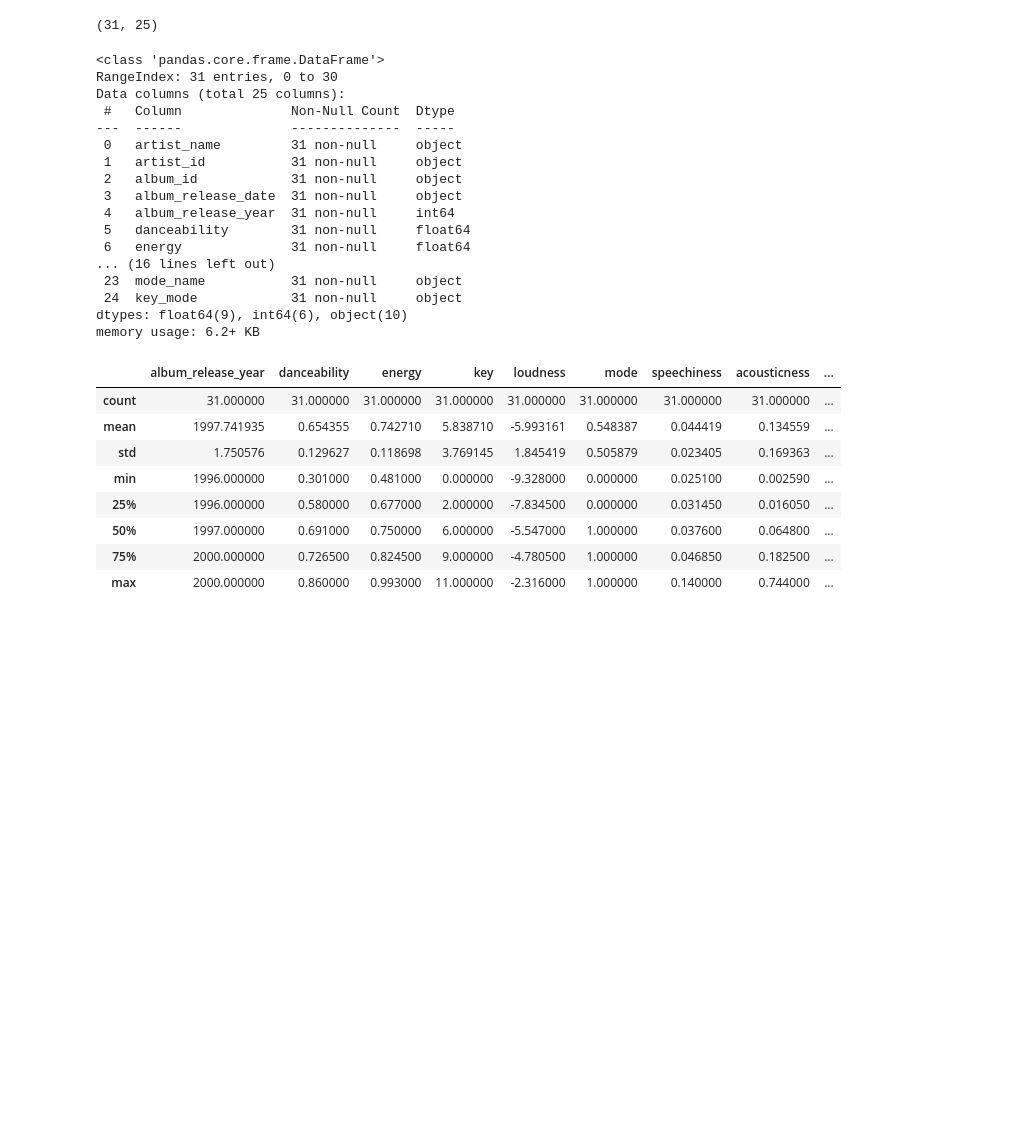
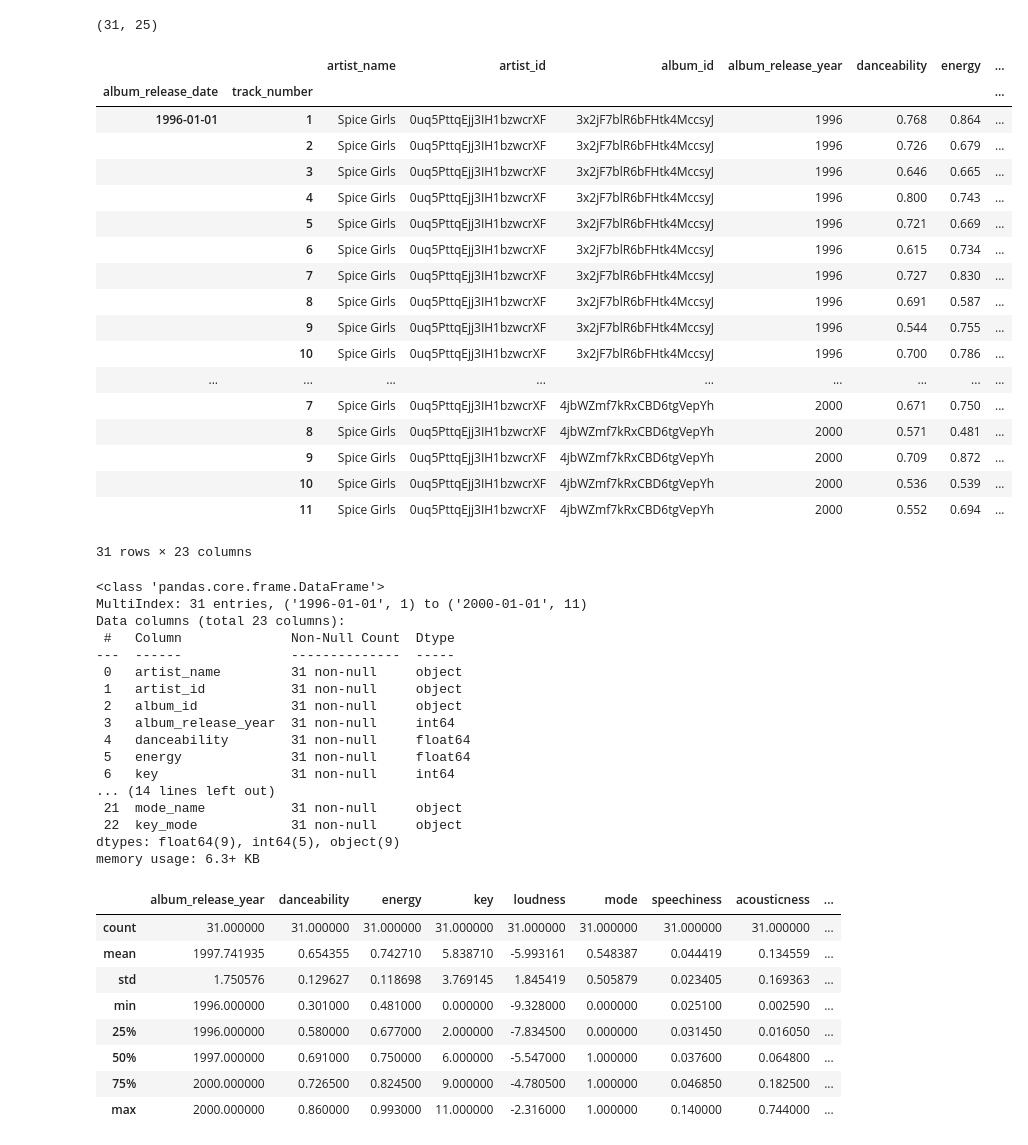
Before and after one commit to flyin01/tidy_tuesday, a Jupyter notebook: spice_girls_2021_12_14.ipynb, the cells around one changed output. Saved outputs shown, nothing was run; the diff lists cells and outputs as text; code cells hidden in the pictures; blank space fills up the shorter version.

```diff
--- a/spice_girls_2021_12_14.ipynb
+++ b/spice_girls_2021_12_14.ipynb
@@ -39,24 +39,48 @@ studio_album_tracks.head()
 studio_album_tracks.shape
 # %% [output]
 (31, 25)
+# %%
+# The file is small
+studio_album_tracks_ind = studio_album_tracks.set_index(["album_release_date","track_number"]).sort_index()
+studio_album_tracks_ind
+# %% [output]
+|  |  | artist_name | artist_id | album_id | album_release_year | danceability | energy | ... |
+| album_release_date | track_number |  |  |  |  |  |  | ... |
+| 1996-01-01 | 1 | Spice Girls | 0uq5PttqEjj3IH1bzwcrXF | 3x2jF7blR6bFHtk4MccsyJ | 1996 | 0.768 | 0.864 | ... |
+|  | 2 | Spice Girls | 0uq5PttqEjj3IH1bzwcrXF | 3x2jF7blR6bFHtk4MccsyJ | 1996 | 0.726 | 0.679 | ... |
+|  | 3 | Spice Girls | 0uq5PttqEjj3IH1bzwcrXF | 3x2jF7blR6bFHtk4MccsyJ | 1996 | 0.646 | 0.665 | ... |
+|  | 4 | Spice Girls | 0uq5PttqEjj3IH1bzwcrXF | 3x2jF7blR6bFHtk4MccsyJ | 1996 | 0.800 | 0.743 | ... |
+|  | 5 | Spice Girls | 0uq5PttqEjj3IH1bzwcrXF | 3x2jF7blR6bFHtk4MccsyJ | 1996 | 0.721 | 0.669 | ... |
+|  | 6 | Spice Girls | 0uq5PttqEjj3IH1bzwcrXF | 3x2jF7blR6bFHtk4MccsyJ | 1996 | 0.615 | 0.734 | ... |
+|  | 7 | Spice Girls | 0uq5PttqEjj3IH1bzwcrXF | 3x2jF7blR6bFHtk4MccsyJ | 1996 | 0.727 | 0.830 | ... |
+|  | 8 | Spice Girls | 0uq5PttqEjj3IH1bzwcrXF | 3x2jF7blR6bFHtk4MccsyJ | 1996 | 0.691 | 0.587 | ... |
+|  | 9 | Spice Girls | 0uq5PttqEjj3IH1bzwcrXF | 3x2jF7blR6bFHtk4MccsyJ | 1996 | 0.544 | 0.755 | ... |
+|  | 10 | Spice Girls | 0uq5PttqEjj3IH1bzwcrXF | 3x2jF7blR6bFHtk4MccsyJ | 1996 | 0.700 | 0.786 | ... |
+| ... | ... | ... | ... | ... | ... | ... | ... | ... |
+|  | 7 | Spice Girls | 0uq5PttqEjj3IH1bzwcrXF | 4jbWZmf7kRxCBD6tgVepYh | 2000 | 0.671 | 0.750 | ... |
+|  | 8 | Spice Girls | 0uq5PttqEjj3IH1bzwcrXF | 4jbWZmf7kRxCBD6tgVepYh | 2000 | 0.571 | 0.481 | ... |
+|  | 9 | Spice Girls | 0uq5PttqEjj3IH1bzwcrXF | 4jbWZmf7kRxCBD6tgVepYh | 2000 | 0.709 | 0.872 | ... |
+|  | 10 | Spice Girls | 0uq5PttqEjj3IH1bzwcrXF | 4jbWZmf7kRxCBD6tgVepYh | 2000 | 0.536 | 0.539 | ... |
+|  | 11 | Spice Girls | 0uq5PttqEjj3IH1bzwcrXF | 4jbWZmf7kRxCBD6tgVepYh | 2000 | 0.552 | 0.694 | ... |
+31 rows × 23 columns
 # %%
-studio_album_tracks.info()
+studio_album_tracks_ind.info()
 # %% [output]
 <class 'pandas.core.frame.DataFrame'>
-RangeIndex: 31 entries, 0 to 30
-Data columns (total 25 columns):
+MultiIndex: 31 entries, ('1996-01-01', 1) to ('2000-01-01', 11)
+Data columns (total 23 columns):
  #   Column              Non-Null Count  Dtype
 ---  ------              --------------  -----
  0   artist_name         31 non-null     object
  1   artist_id           31 non-null     object
  2   album_id            31 non-null     object
- 3   album_release_date  31 non-null     object
- 4   album_release_year  31 non-null     int64
- 5   danceability        31 non-null     float64
- 6   energy              31 non-null     float64
-... (16 lines left out)
- 23  mode_name           31 non-null     object
- 24  key_mode            31 non-null     object
-dtypes: float64(9), int64(6), object(10)
-memory usage: 6.2+ KB
+ 3   album_release_year  31 non-null     int64
+ 4   danceability        31 non-null     float64
+ 5   energy              31 non-null     float64
+ 6   key                 31 non-null     int64
+... (14 lines left out)
+ 21  mode_name           31 non-null     object
+ 22  key_mode            31 non-null     object
+dtypes: float64(9), int64(5), object(9)
+memory usage: 6.3+ KB
 # %%
```
Also changed, not shown: parts of 13 cells of this notebook.
